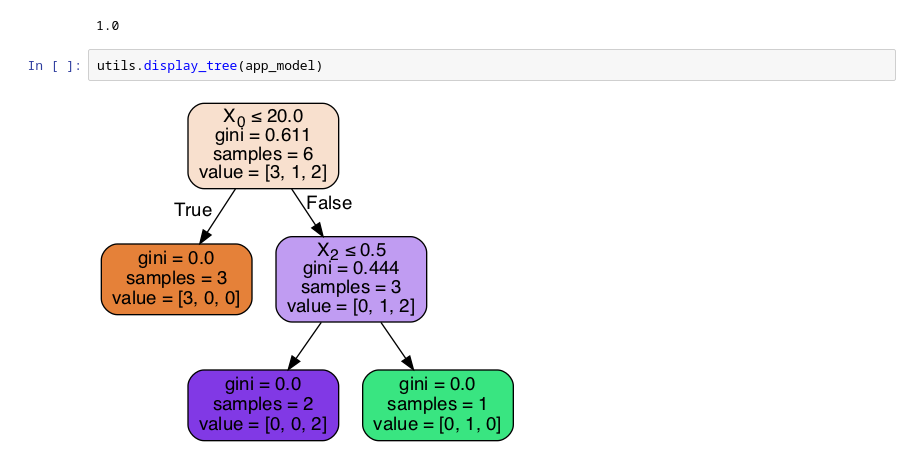
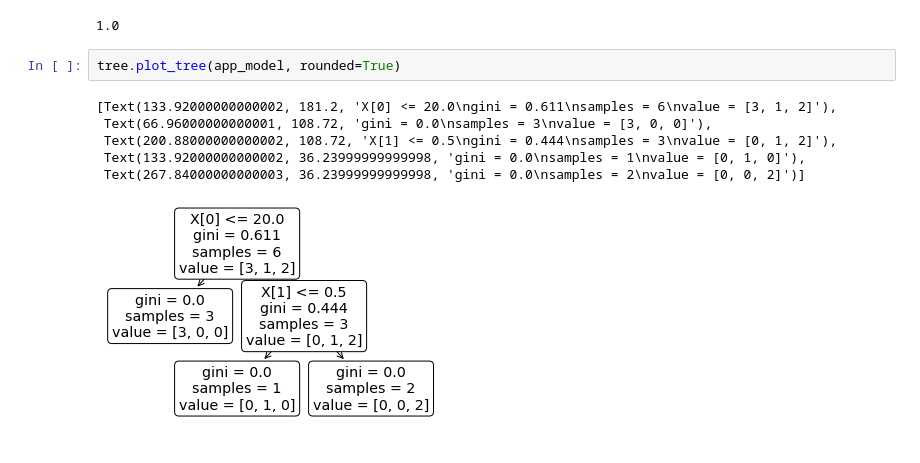
Before and after one commit to luisguiserrano/manning, a Jupyter notebook: Chapter_9_Decision_Trees/App_recommendations.ipynb, the cells around one changed output. Saved outputs shown, nothing was run; the diff lists cells and outputs as text.

```diff
--- a/Chapter_9_Decision_Trees/App_recommendations.ipynb
+++ b/Chapter_9_Decision_Trees/App_recommendations.ipynb
@@ -102,7 +108,12 @@ app_model.fit(features, labels)
 app_model.score(features, labels)
 # %% [output]
 1.0
-# %%
-utils.display_tree(app_model)
-# %% [output]
-[figure, removed]
+# %%
+tree.plot_tree(app_model, rounded=True)
+# %% [output]
+[Text(133.92000000000002, 181.2, 'X[0] <= 20.0\ngini = 0.611\nsamples = 6\nvalue = [3, 1, 2]'),
+ Text(66.96000000000001, 108.72, 'gini = 0.0\nsamples = 3\nvalue = [3, 0, 0]'),
+ Text(200.88000000000002, 108.72, 'X[1] <= 0.5\ngini = 0.444\nsamples = 3\nvalue = [0, 1, 2]'),
+ Text(133.92000000000002, 36.23999999999998, 'gini = 0.0\nsamples = 1\nvalue = [0, 1, 0]'),
+ Text(267.84000000000003, 36.23999999999998, 'gini = 0.0\nsamples = 2\nvalue = [0, 0, 2]')]
+[figure, added]
```
Also changed, not shown: parts of 6 cells of this notebook.
